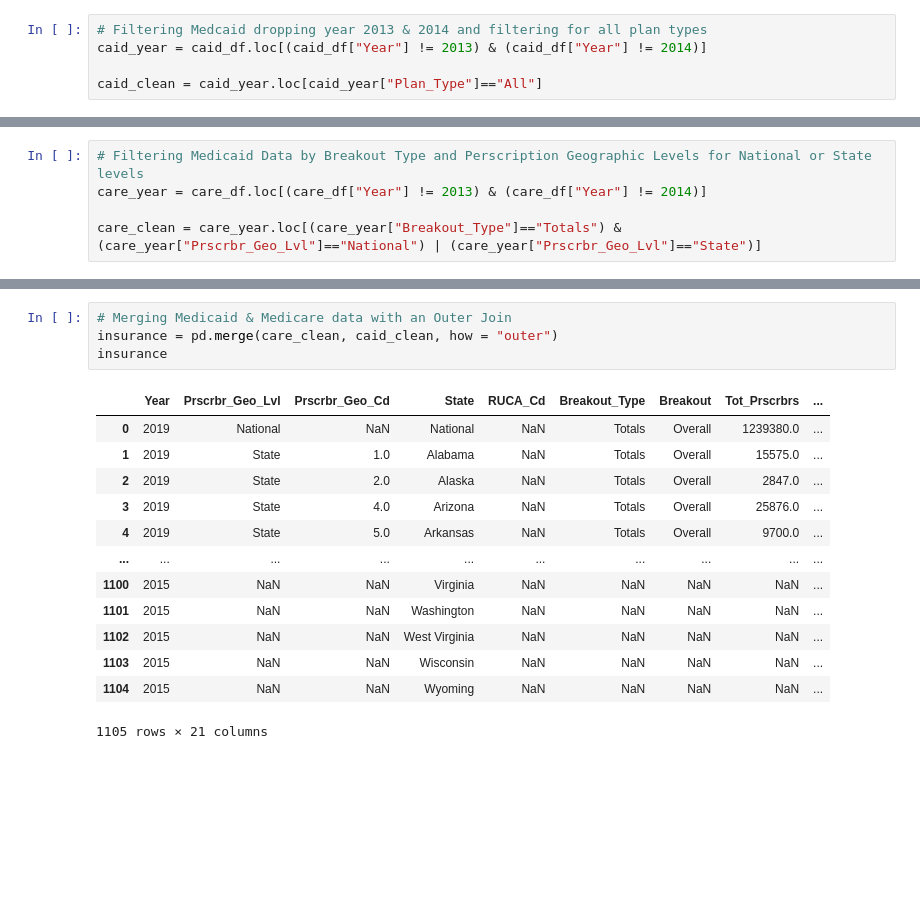
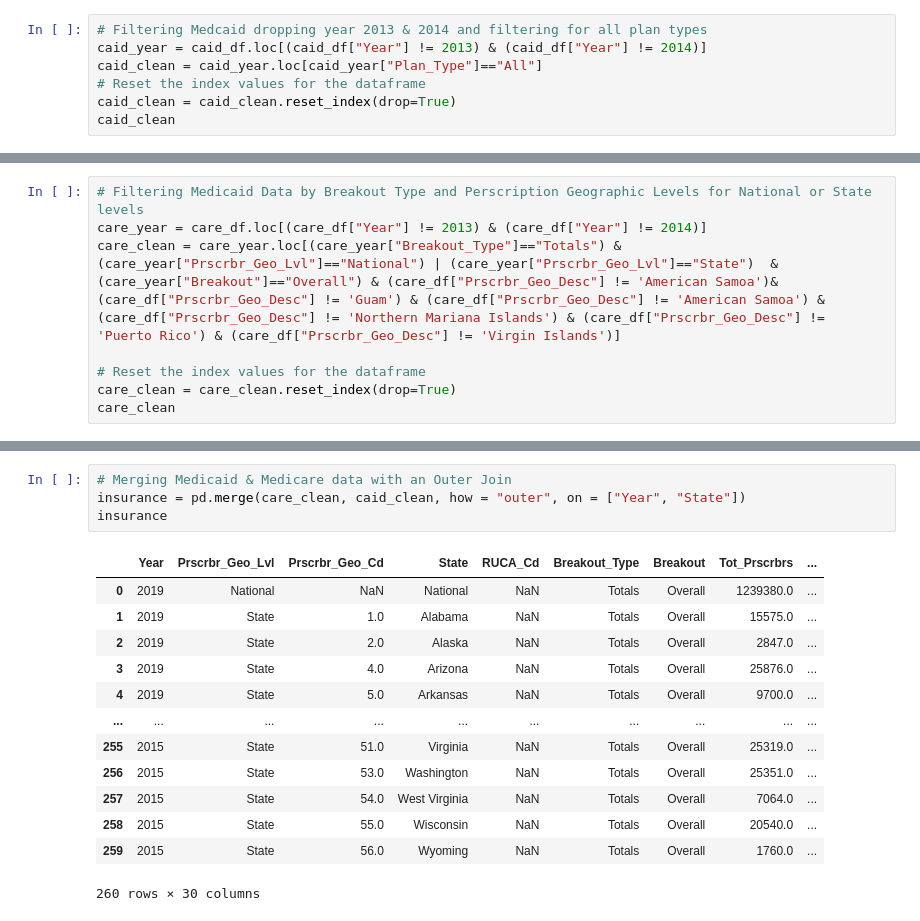
Before and after one commit to helent88/Project_1, a Jupyter notebook: OpiodDeath_Pers.ipynb, the cells around one changed output, grey strips where cells are left out. Cells and saved outputs as stored; diff of their text form; blank space fills up the shorter version.

Commit message:
Updated to break out CDC dataframe

```diff
--- a/OpiodDeath_Pers.ipynb
+++ b/OpiodDeath_Pers.ipynb
@@ -13,8 +13,10 @@ caid_df = pd.read_csv("Resource/Medicaid_Opioid_Prescribing_data_2013_2019.csv",
 # %%
 # Filtering Medcaid dropping year 2013 & 2014 and filtering for all plan types
 caid_year = caid_df.loc[(caid_df["Year"] != 2013) & (caid_df["Year"] != 2014)]
-
 caid_clean = caid_year.loc[caid_year["Plan_Type"]=="All"]
+# Reset the index values for the dataframe
+caid_clean = caid_clean.reset_index(drop=True)
+caid_clean
 # %% [output]
 |  | Year | Geo_Lvl | Geo_Cd | Geo_Desc | Plan_Type | Tot_Opioid_Clms | Tot_Clms | Opioid_Prscrbng_Rate | ... |
 | 0 | 2019 | National | NaN | National | All | 21978286.0 | 677248025.0 | 3.25 | ... |
@@ -51,5 +53,8 @@ caid_clean
 # %%
 # Filtering Medicaid Data by Breakout Type and Perscription Geographic Levels for National or State levels
 care_year = care_df.loc[(care_df["Year"] != 2013) & (care_df["Year"] != 2014)]
+care_clean = care_year.loc[(care_year["Breakout_Type"]=="Totals") &  (care_year["Prscrbr_Geo_Lvl"]=="National") | (care_year["Prscrbr_Geo_Lvl"]=="State")  &  (care_year["Breakout"]=="Overall") & (care_df["Prscrbr_Geo_Desc"] != 'American Samoa')& (care_df["Prscrbr_Geo_Desc"] != 'Guam') & (care_df["Prscrbr_Geo_Desc"] != 'American Samoa') & (care_df["Prscrbr_Geo_Desc"] != 'Northern Mariana Islands') & (care_df["Prscrbr_Geo_Desc"] != 'Puerto Rico') & (care_df["Prscrbr_Geo_Desc"] != 'Virgin Islands')]
 
-care_clean = care_year.loc[(care_year["Breakout_Type"]=="Totals") & (care_year["Prscrbr_Geo_Lvl"]=="National") | (care_year["Prscrbr_Geo_Lvl"]=="State")]
+# Reset the index values for the dataframe
+care_clean = care_clean.reset_index(drop=True)
+care_clean
@@ -115,20 +203,20 @@ cdc_indicator
 # %%
 # Merging Medicaid & Medicare data with an Outer Join
-insurance = pd.merge(care_clean, caid_clean, how = "outer")
+insurance = pd.merge(care_clean, caid_clean, how = "outer", on = ["Year", "State"])
 insurance
 # %% [output]
 |  | Year | Prscrbr_Geo_Lvl | Prscrbr_Geo_Cd | State | RUCA_Cd | Breakout_Type | Breakout | Tot_Prscrbrs | ... |
 | 0 | 2019 | National | NaN | National | NaN | Totals | Overall | 1239380.0 | ... |
 | 1 | 2019 | State | 1.0 | Alabama | NaN | Totals | Overall | 15575.0 | ... |
 | 2 | 2019 | State | 2.0 | Alaska | NaN | Totals | Overall | 2847.0 | ... |
 | 3 | 2019 | State | 4.0 | Arizona | NaN | Totals | Overall | 25876.0 | ... |
 | 4 | 2019 | State | 5.0 | Arkansas | NaN | Totals | Overall | 9700.0 | ... |
 | ... | ... | ... | ... | ... | ... | ... | ... | ... | ... |
-| 1100 | 2015 | NaN | NaN | Virginia | NaN | NaN | NaN | NaN | ... |
-| 1101 | 2015 | NaN | NaN | Washington | NaN | NaN | NaN | NaN | ... |
-| 1102 | 2015 | NaN | NaN | West Virginia | NaN | NaN | NaN | NaN | ... |
-| 1103 | 2015 | NaN | NaN | Wisconsin | NaN | NaN | NaN | NaN | ... |
-| 1104 | 2015 | NaN | NaN | Wyoming | NaN | NaN | NaN | NaN | ... |
+| 255 | 2015 | State | 51.0 | Virginia | NaN | Totals | Overall | 25319.0 | ... |
+| 256 | 2015 | State | 53.0 | Washington | NaN | Totals | Overall | 25351.0 | ... |
+| 257 | 2015 | State | 54.0 | West Virginia | NaN | Totals | Overall | 7064.0 | ... |
+| 258 | 2015 | State | 55.0 | Wisconsin | NaN | Totals | Overall | 20540.0 | ... |
+| 259 | 2015 | State | 56.0 | Wyoming | NaN | Totals | Overall | 1760.0 | ... |
-1105 rows × 21 columns
+260 rows × 30 columns
 # %%
 # Merging CDC data & Insurace Data w/ an outer join and on Year and State
```
Also changed, not shown: parts of 13 cells of this notebook.
